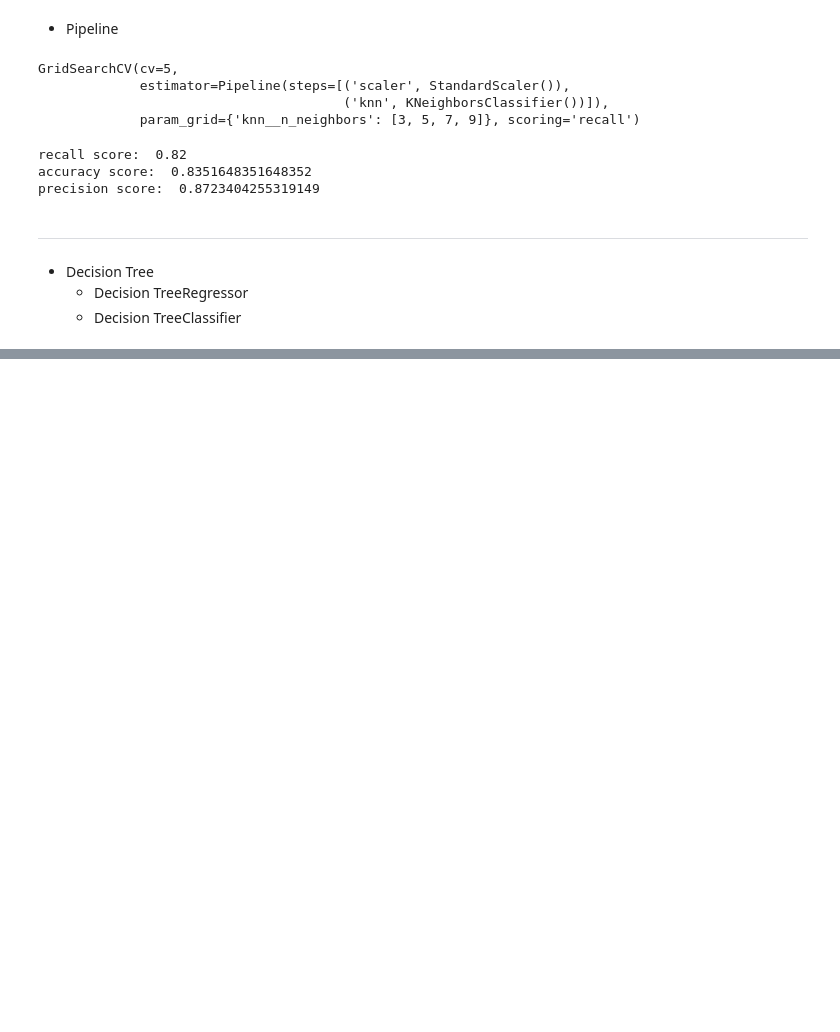
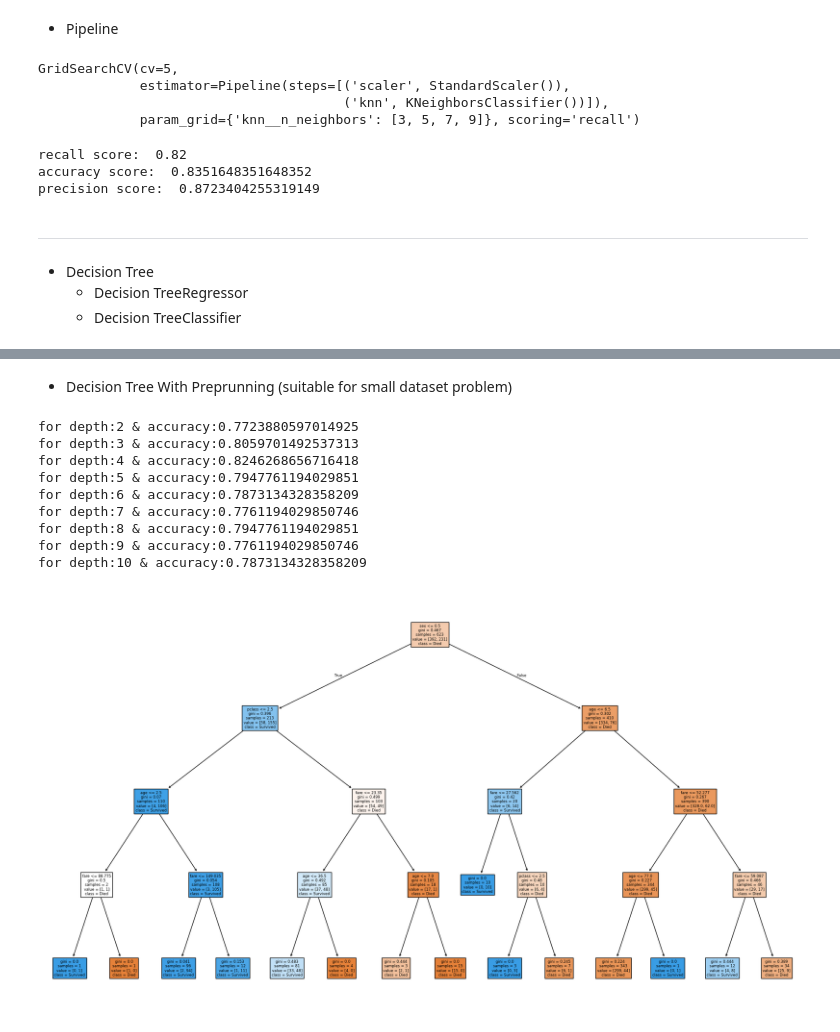
Before and after one commit to Ankit1726/AIML_Resources, a Jupyter notebook: Machine_Learning/Quick_ML.ipynb, the cells around one changed output, grey strips where cells are left out. Saved outputs shown, nothing was run; the diff lists cells and outputs as text; code cells hidden in the pictures; blank space fills up the shorter version.

```diff
--- a/Machine_Learning/Quick_ML.ipynb
+++ b/Machine_Learning/Quick_ML.ipynb
@@ -887,0 +965,3 @@ precision score:  0.8723404255319149
+# %%
+features = ["pclass","sex","fare","embarked","age"]
+target = ['survived']
@@ -887,0 +1079,34 @@ precision score:  0.8723404255319149
+# %% [markdown]
+- Decision Tree With Preprunning (suitable for small dataset problem)
+# %%
+max_depth = [2,3,4,5,6,7,8,9,10]
+
+for depth in max_depth:
+     model = DecisionTreeClassifier(max_depth=depth)
+     model.fit(X_train,y_train)
+
+     acc = model.score(X_test,y_test)
+     print(f"for depth:{depth} & accuracy:{acc}")
+
+     if depth == 4:
+          plt.figure(figsize=(18,10))
+          plot_tree(
+          model,
+          feature_names=X.columns,
+          class_names = ["Died","Survived"],
+          filled=True,
+)
+
+plt.tight_layout()
+plt.show()
+# %% [output]
+for depth:2 & accuracy:0.7723880597014925
+for depth:3 & accuracy:0.8059701492537313
+for depth:4 & accuracy:0.8246268656716418
+for depth:5 & accuracy:0.7947761194029851
+for depth:6 & accuracy:0.7873134328358209
+for depth:7 & accuracy:0.7761194029850746
+for depth:8 & accuracy:0.7947761194029851
+for depth:9 & accuracy:0.7761194029850746
+for depth:10 & accuracy:0.7873134328358209
+[figure, added]
```
Also changed, not shown: parts of 50 cells of this notebook, 1 other file.
